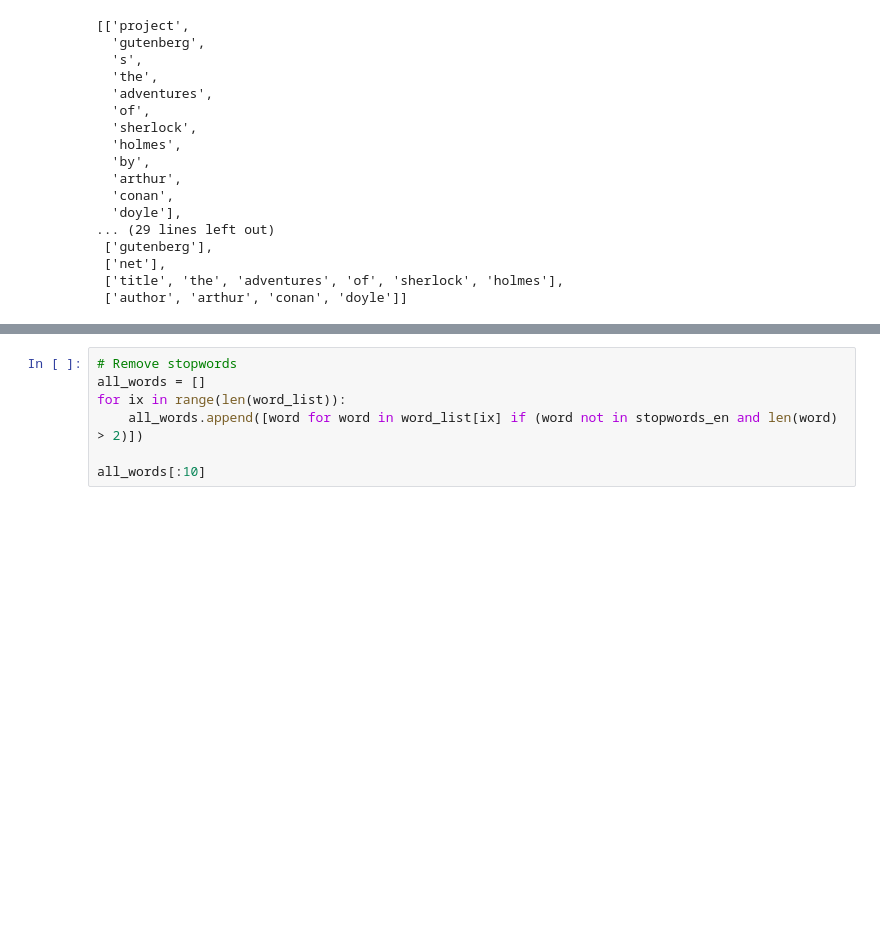
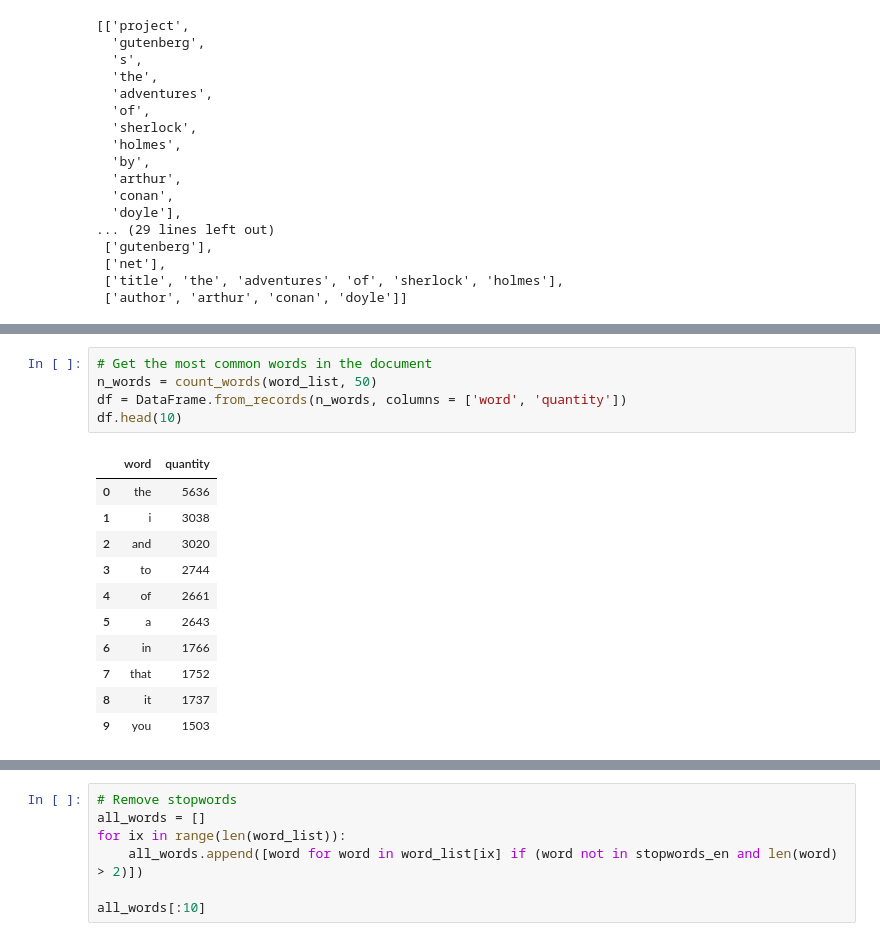
Before and after one commit to ansegura7/NLP, a Jupyter notebook: code/NLP_Word2Vec.ipynb, the cells around one changed output, grey strips where cells are left out. Saved outputs shown, nothing was run; the diff lists cells and outputs as text; blank space fills up the shorter version.

```diff
--- a/code/NLP_Word2Vec.ipynb
+++ b/code/NLP_Word2Vec.ipynb
@@ -79,0 +96,17 @@ word_list[:10]
+# %%
+# Get the most common words in the document
+n_words = count_words(word_list, 50)
+df = DataFrame.from_records(n_words, columns = ['word', 'quantity'])
+df.head(10)
+# %% [output]
+|  | word | quantity |
+| 0 | the | 5636 |
+| 1 | i | 3038 |
+| 2 | and | 3020 |
+| 3 | to | 2744 |
+| 4 | of | 2661 |
+| 5 | a | 2643 |
+| 6 | in | 1766 |
+| 7 | that | 1752 |
+| 8 | it | 1737 |
+| 9 | you | 1503 |
```
Also changed, not shown: parts of 14 cells of this notebook, 1 other file.
